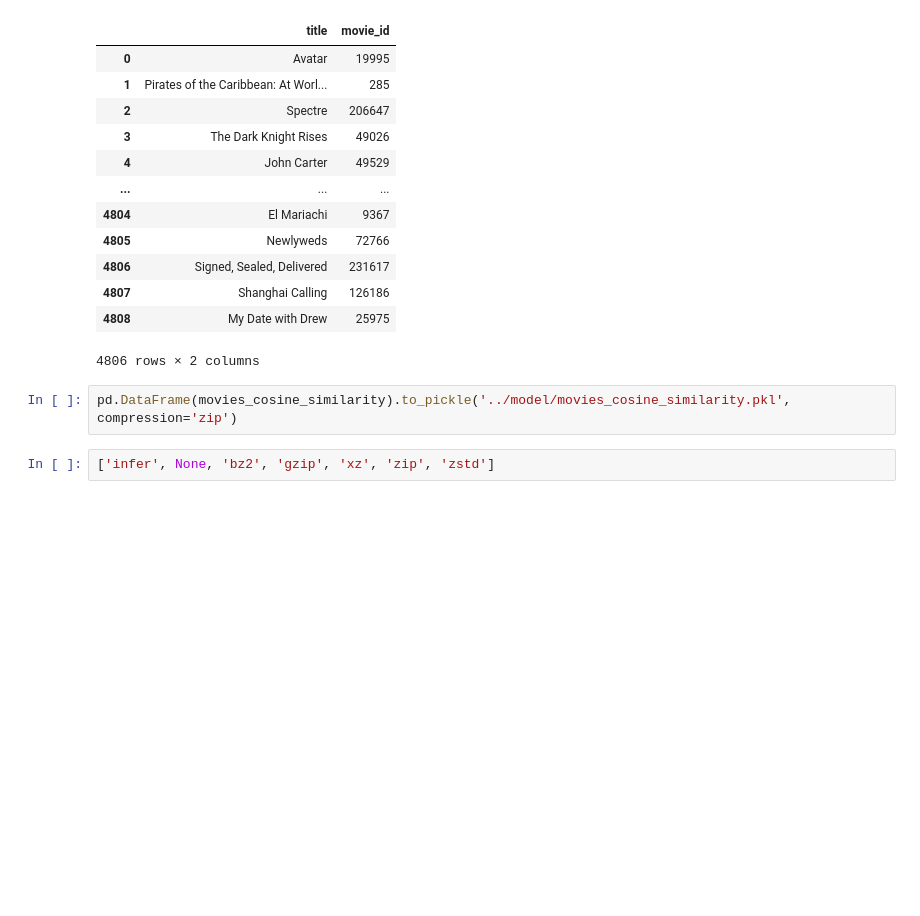
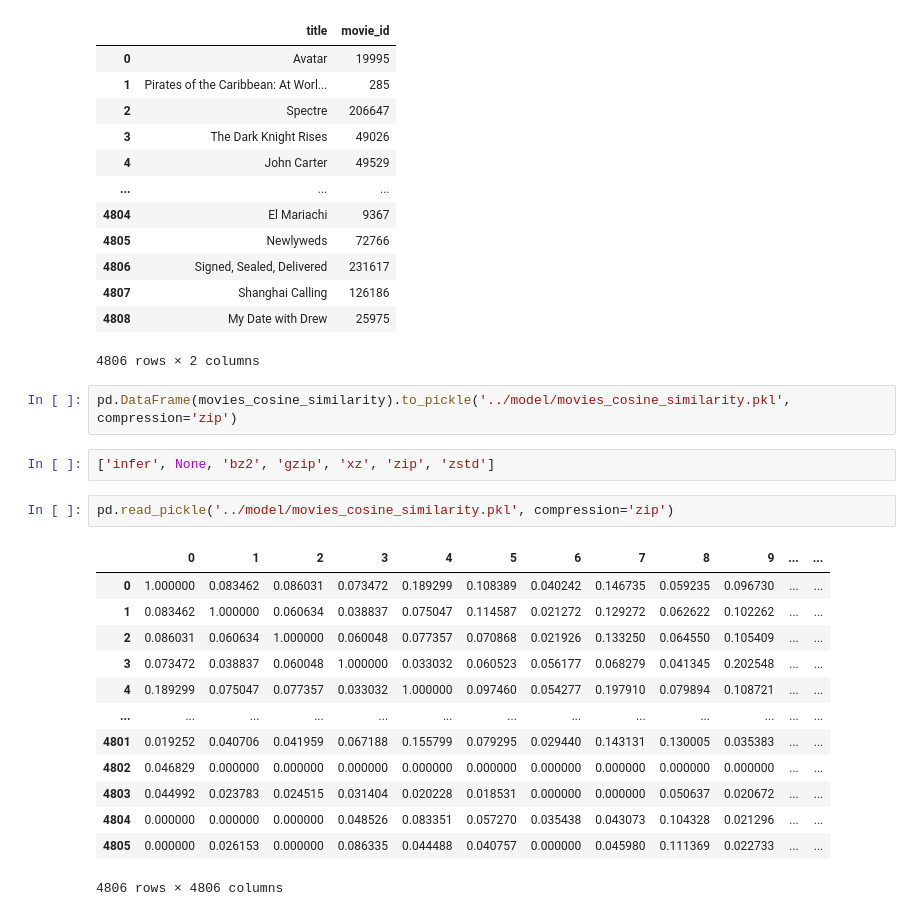
Before and after one commit to UMEGS/movie_recommender_system, a Jupyter notebook: notebook/MovieRecommenderSystem.ipynb, the cells around one changed output. Cells and saved outputs as stored; diff of their text form; blank space fills up the shorter version.

```diff
--- a/notebook/MovieRecommenderSystem.ipynb
+++ b/notebook/MovieRecommenderSystem.ipynb
@@ -508,3 +509,19 @@ movie_
 pd.DataFrame(movies_cosine_similarity).to_pickle('../model/movies_cosine_similarity.pkl', compression='zip')
 # %%
 ['infer', None, 'bz2', 'gzip', 'xz', 'zip', 'zstd']
+# %%
+pd.read_pickle('../model/movies_cosine_similarity.pkl', compression='zip')
+# %% [output]
+|  | 0 | 1 | 2 | 3 | 4 | 5 | 6 | 7 | 8 | 9 | ... | ... |
+| 0 | 1.000000 | 0.083462 | 0.086031 | 0.073472 | 0.189299 | 0.108389 | 0.040242 | 0.146735 | 0.059235 | 0.096730 | ... | ... |
+| 1 | 0.083462 | 1.000000 | 0.060634 | 0.038837 | 0.075047 | 0.114587 | 0.021272 | 0.129272 | 0.062622 | 0.102262 | ... | ... |
+| 2 | 0.086031 | 0.060634 | 1.000000 | 0.060048 | 0.077357 | 0.070868 | 0.021926 | 0.133250 | 0.064550 | 0.105409 | ... | ... |
+| 3 | 0.073472 | 0.038837 | 0.060048 | 1.000000 | 0.033032 | 0.060523 | 0.056177 | 0.068279 | 0.041345 | 0.202548 | ... | ... |
+| 4 | 0.189299 | 0.075047 | 0.077357 | 0.033032 | 1.000000 | 0.097460 | 0.054277 | 0.197910 | 0.079894 | 0.108721 | ... | ... |
+| ... | ... | ... | ... | ... | ... | ... | ... | ... | ... | ... | ... | ... |
+| 4801 | 0.019252 | 0.040706 | 0.041959 | 0.067188 | 0.155799 | 0.079295 | 0.029440 | 0.143131 | 0.130005 | 0.035383 | ... | ... |
+| 4802 | 0.046829 | 0.000000 | 0.000000 | 0.000000 | 0.000000 | 0.000000 | 0.000000 | 0.000000 | 0.000000 | 0.000000 | ... | ... |
+| 4803 | 0.044992 | 0.023783 | 0.024515 | 0.031404 | 0.020228 | 0.018531 | 0.000000 | 0.000000 | 0.050637 | 0.020672 | ... | ... |
+| 4804 | 0.000000 | 0.000000 | 0.000000 | 0.048526 | 0.083351 | 0.057270 | 0.035438 | 0.043073 | 0.104328 | 0.021296 | ... | ... |
+| 4805 | 0.000000 | 0.026153 | 0.000000 | 0.086335 | 0.044488 | 0.040757 | 0.000000 | 0.045980 | 0.111369 | 0.022733 | ... | ... |
+4806 rows × 4806 columns
```
Also changed, not shown: parts of 1 cell of this notebook, 11 other files.
